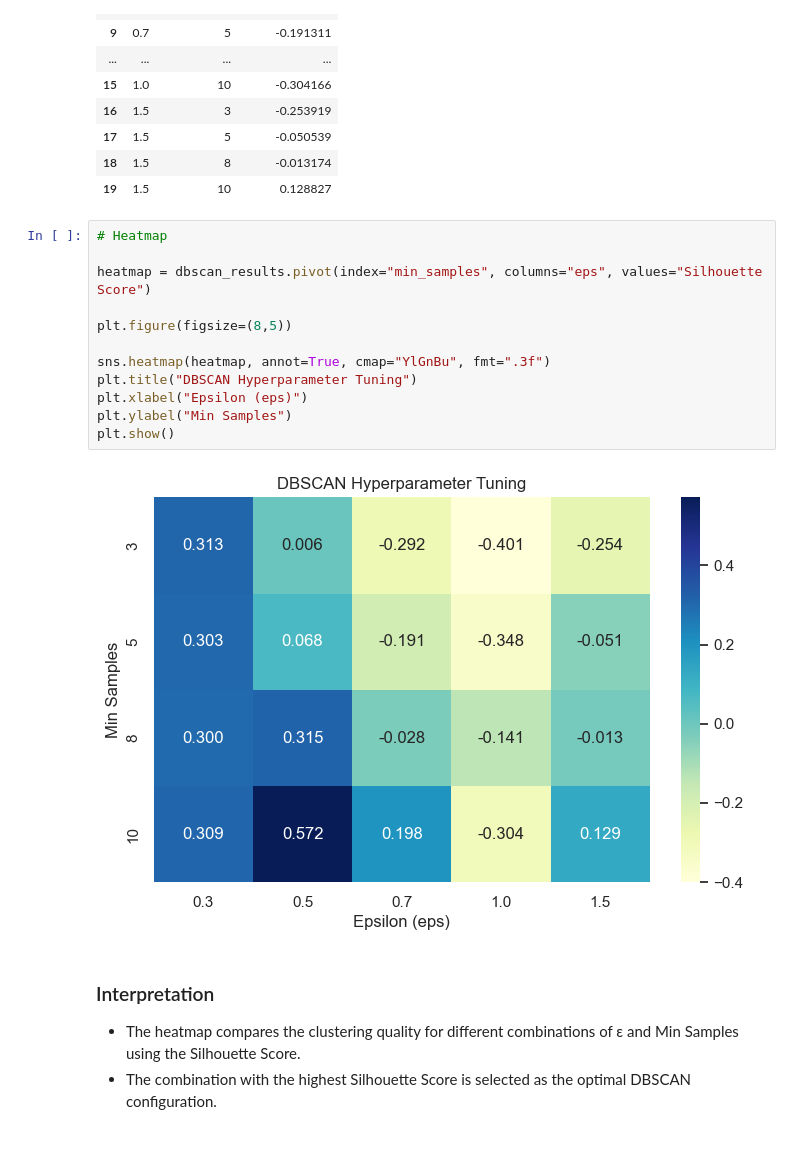
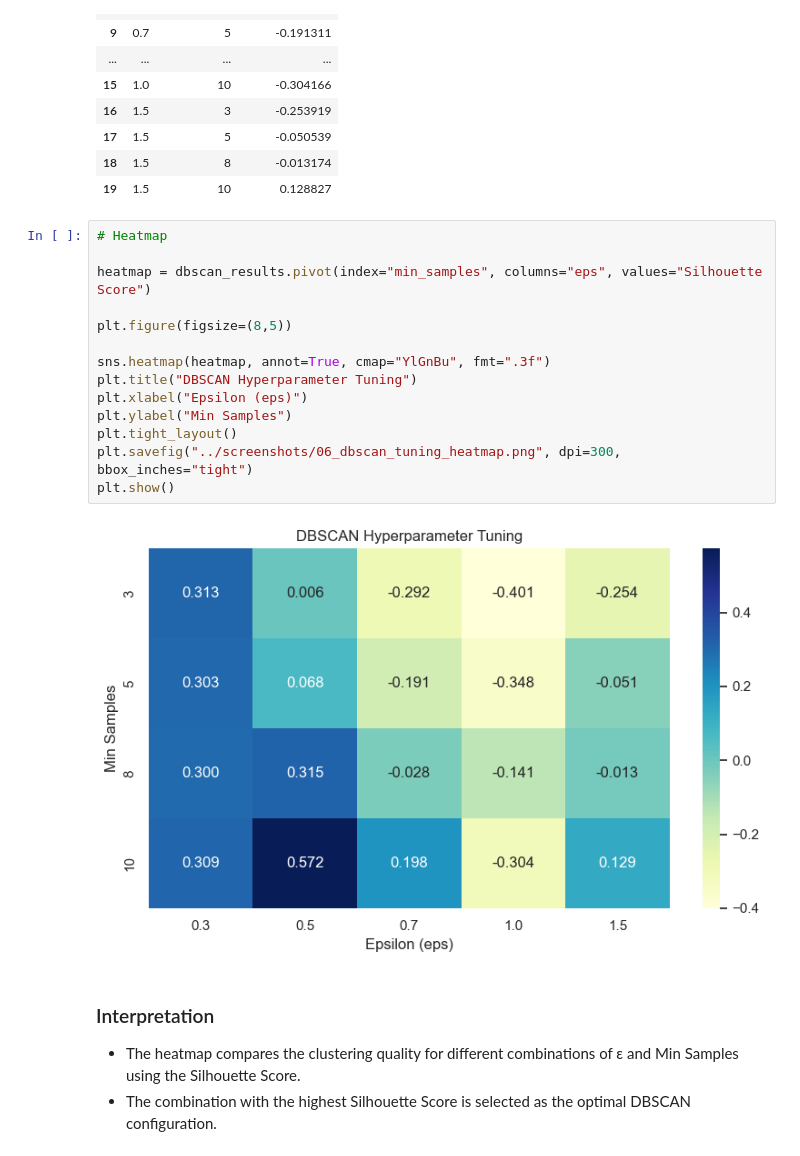
Before and after one commit to PareeSojitra0803/CreditCard_Segmentation_Unsupervised_Learning, a Jupyter notebook: notebooks/CreditCardSegmentation_UnsupervisedLearning.ipynb, the cells around one changed output. Cells and saved outputs as stored; diff of their text form.

```diff
--- a/notebooks/CreditCardSegmentation_UnsupervisedLearning.ipynb
+++ b/notebooks/CreditCardSegmentation_UnsupervisedLearning.ipynb
@@ -948,17 +949,19 @@ dbscan_results
 # %%
 # Heatmap
 
 heatmap = dbscan_results.pivot(index="min_samples", columns="eps", values="Silhouette Score")
 
 plt.figure(figsize=(8,5))
 
 sns.heatmap(heatmap, annot=True, cmap="YlGnBu", fmt=".3f")
 plt.title("DBSCAN Hyperparameter Tuning")
 plt.xlabel("Epsilon (eps)")
 plt.ylabel("Min Samples")
+plt.tight_layout()
+plt.savefig("../screenshots/06_dbscan_tuning_heatmap.png", dpi=300, bbox_inches="tight")
 plt.show()
 # %% [output]
-[figure, old version]
+[figure, new version]
 # %% [markdown]
 ###  Interpretation
 
```
Also changed, not shown: parts of 3 cells of this notebook, 5 other files.
